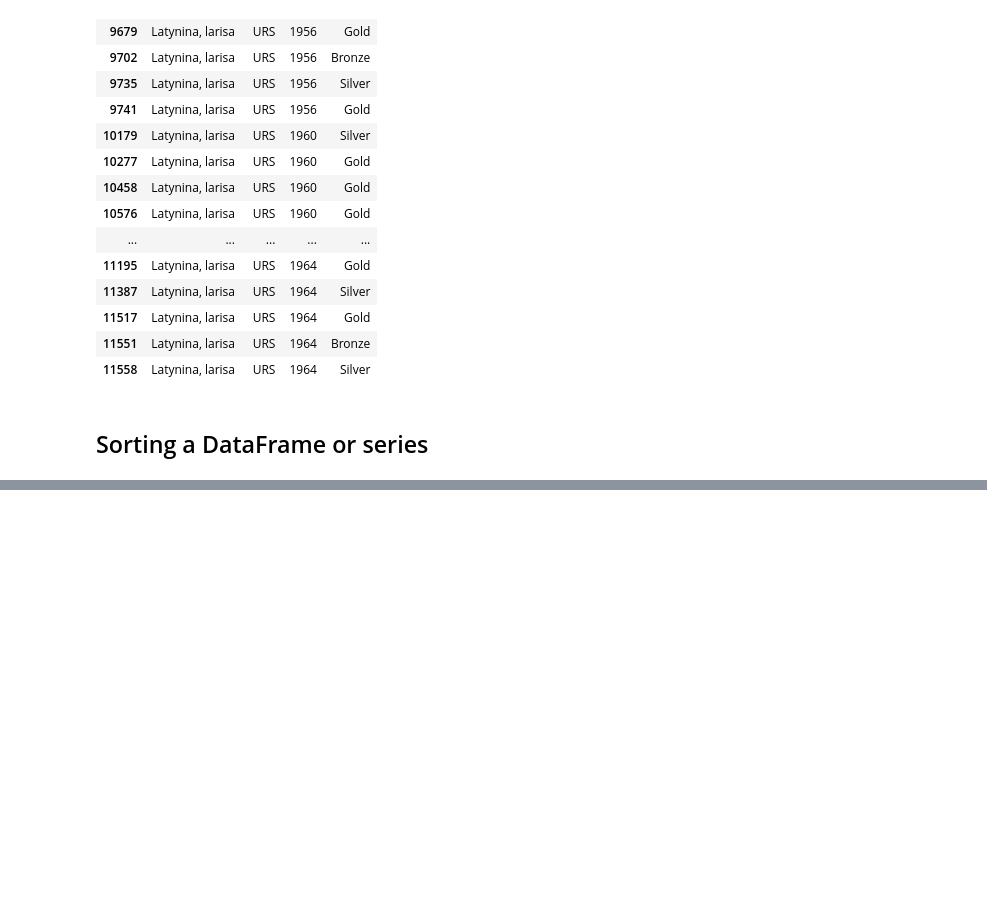
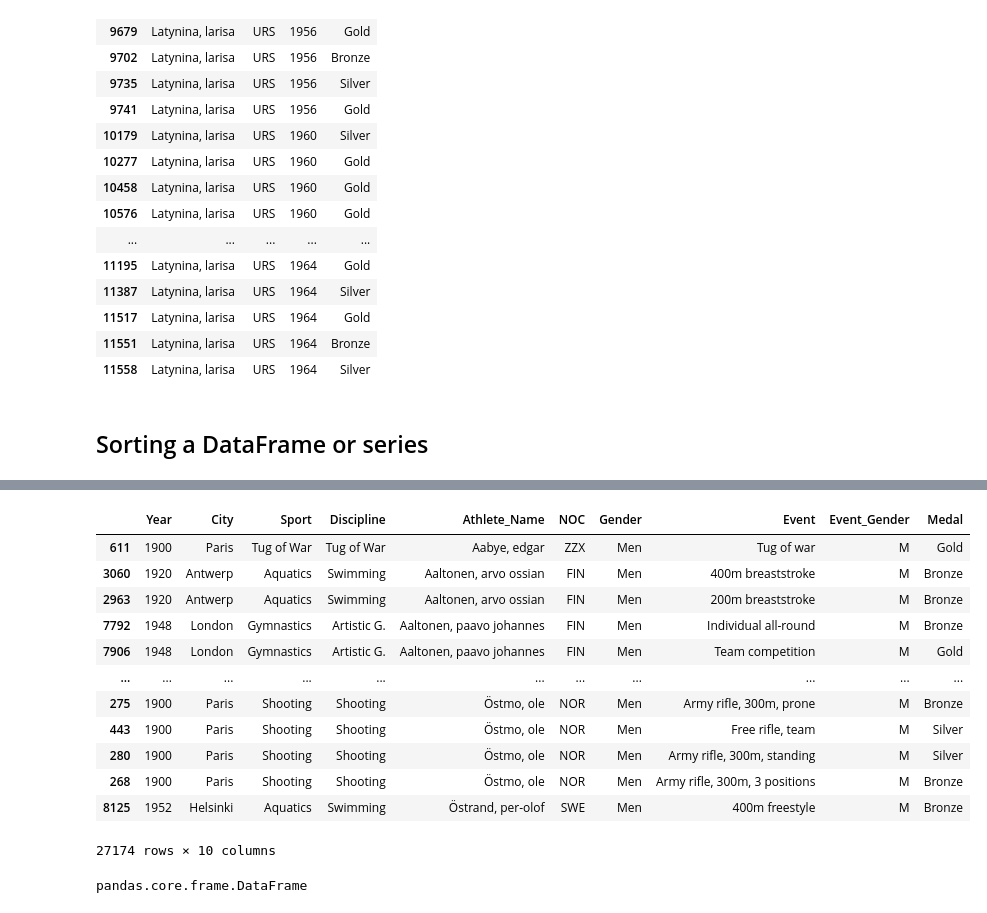
Before and after one commit to Wambaforestin/learning-python, a Jupyter notebook: python_libraries/learning_pandas2.0.ipynb, the cells around one changed output, grey strips where cells are left out. Cells and saved outputs as stored; diff of their text form; code cells hidden in the pictures; blank space fills up the shorter version.

Commit message:
feat: adding sortng dataframe and series

```diff
--- a/python_libraries/learning_pandas2.0.ipynb
+++ b/python_libraries/learning_pandas2.0.ipynb
@@ -580,0 +595,22 @@ olpics_df[olpics_df["Athlete_Name"].str.contains("Latynina")][["Athlete_Name", "
+# %%
+# Sorting a DataFrame
+olpics_df.sort_values(by="Athlete_Name")
+# %% [output]
+|  | Year | City | Sport | Discipline | Athlete_Name | NOC | Gender | Event | Event_Gender | Medal |
+| 611 | 1900 | Paris | Tug of War | Tug of War | Aabye, edgar | ZZX | Men | Tug of war | M | Gold |
+| 3060 | 1920 | Antwerp | Aquatics | Swimming | Aaltonen, arvo ossian | FIN | Men | 400m breaststroke | M | Bronze |
+| 2963 | 1920 | Antwerp | Aquatics | Swimming | Aaltonen, arvo ossian | FIN | Men | 200m breaststroke | M | Bronze |
+| 7792 | 1948 | London | Gymnastics | Artistic G. | Aaltonen, paavo johannes | FIN | Men | Individual all-round | M | Bronze |
+| 7906 | 1948 | London | Gymnastics | Artistic G. | Aaltonen, paavo johannes | FIN | Men | Team competition | M | Gold |
+| ... | ... | ... | ... | ... | ... | ... | ... | ... | ... | ... |
+| 275 | 1900 | Paris | Shooting | Shooting | Östmo, ole | NOR | Men | Army rifle, 300m, prone | M | Bronze |
+| 443 | 1900 | Paris | Shooting | Shooting | Östmo, ole | NOR | Men | Free rifle, team | M | Silver |
+| 280 | 1900 | Paris | Shooting | Shooting | Östmo, ole | NOR | Men | Army rifle, 300m, standing | M | Silver |
+| 268 | 1900 | Paris | Shooting | Shooting | Östmo, ole | NOR | Men | Army rifle, 300m, 3 positions | M | Bronze |
+| 8125 | 1952 | Helsinki | Aquatics | Swimming | Östrand, per-olof | SWE | Men | 400m freestyle | M | Bronze |
+27174 rows × 10 columns
+# %%
+# Checking if it's a DataFrame
+type(olpics_df.sort_values(by="Athlete_Name"))
+# %% [output]
+pandas.core.frame.DataFrame
```
Also changed, not shown: parts of 5 cells of this notebook.
